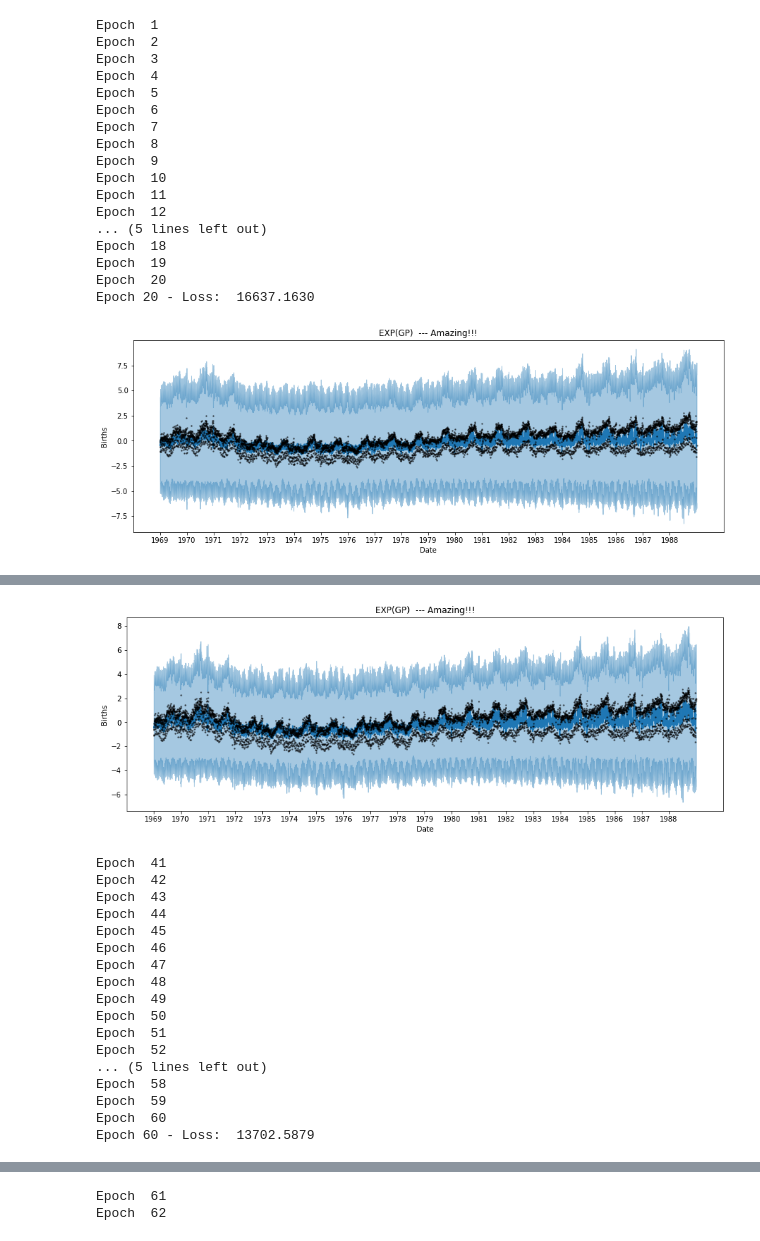
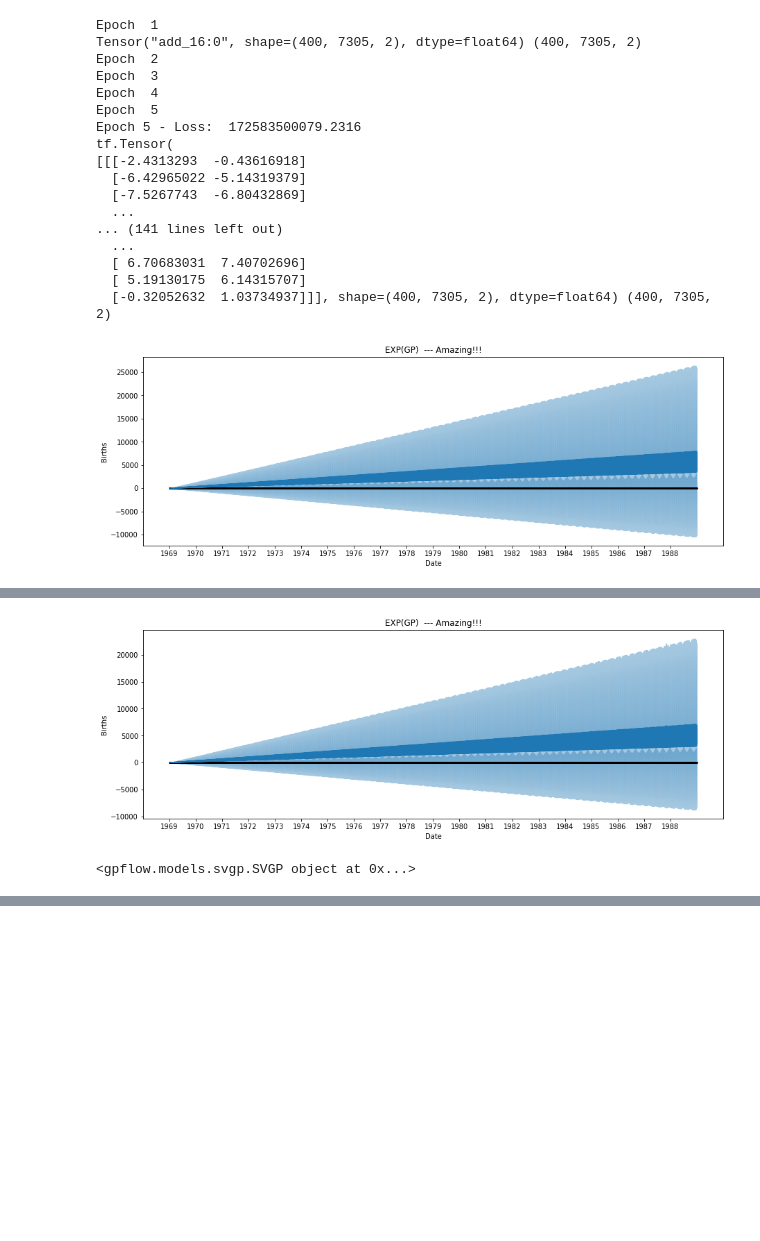
Before and after one commit to CristinaNogRod/GaussianProcesses-TimeSeries, a Jupyter notebook: notebooks/exp_gp.ipynb, the cells around one changed output, grey strips where cells are left out. Drawn from its saved outputs; the diff is of its cells as text; code cells hidden in the pictures; blank space fills up the shorter version.

```diff
--- a/notebooks/exp_gp.ipynb
+++ b/notebooks/exp_gp.ipynb
@@ -8,28 +8,29 @@ from gpflow.utilities import print_summary, set_trainable
 import gpflow
 import tensorflow as tf
 import tensorflow_probability as tfp
+tfd = tfp.distributions
 
 import os
 os.environ["CUDA_VISIBLE_DEVICES"] = '1'
 
 from sklearn.model_selection import train_test_split
-from sklearn.preprocessing import StandardScaler
 from sklearn.metrics import mean_squared_error
 
 import sys
 sys.path.append('../src')
-from data_preparation import get_birth_data, plot_data, separate_data
-
-from gpflow.ci_utils import ci_niter, ci_range
+from data_preparation import get_birth_data, separate_data, separate_data_with_monday_flag
 
 tf.keras.backend.set_floatx("float64")
 # %%
+tf.keras.backend.set_floatx("float64")
+
 data = get_birth_data()
-x, y = separate_data(data, normalised=True)
-#x_w, y_w = separate_data(data, normalised=True, weekdays=True)
+x, y, m = separate_data_with_monday_flag(data, normalised=True)
+# x_w, y_w = separate_data(data, normalised=True, weekdays=True)
 
 x = x.numpy()
 y = y.numpy()
+m = m.numpy()
 
 def get_xticks(data):
     idss = []; yrs = []
@@ -84,6 +85,7 @@ class CustomTFPConditional(MultiLatentTFPConditional):
         self,
         distribution_class: Type[tfp.distributions.Distribution] = tfp.distributions.Normal,
         loc_transform: Optional[tfp.bijectors.Bijector] = None,
+        monday_flag = None,
         **kwargs: Any,
     ) -> None:
         """
@@ -97,12 +99,19 @@ class CustomTFPConditional(MultiLatentTFPConditional):
         if loc_transform is None:
             loc_transform = tfp.bijectors.Identity()
         self.loc_transform = loc_transform
+        self.monday_flag = monday_flag
 
         def conditional_distribution(Fs: TensorType) -> tfp.distributions.Distribution:
             tf.debugging.assert_equal(tf.shape(Fs)[-1], 2)
+
             scale_transform = positive(base="exp")
             scale = scale_transform(Fs[..., 1:])
-            loc = Fs[..., :1] + 0.3 * self.loc_transform(Fs[..., :1])
+
+            dist = tfd.Normal(loc=0., scale=1.)
+            beta = dist.sample([Fs.shape[0]])    # (400, 7305, 2) = Fs.shape
+            beta = tf.cast(x, dtype=tf.float64)
+
+            loc = Fs[..., :1] + beta * self.loc_transform(Fs[..., :1])
             return distribution_class(loc, scale)
 
         super().__init__(
@@ -177,45 +186,45 @@ variational_vars = [(model.q_mu, model.q_sqrt)]
 natgrad_opt = gpflow.optimizers.NaturalGradient(gamma=0.1)
 
 adam_vars = model.trainable_variables
 adam_opt = tf.optimizers.Adam(0.01)
 
 @tf.function
 def optimisation_step():
     natgrad_opt.minimize(loss_fn, variational_vars)
     adam_opt.minimize(loss_fn, adam_vars)
 
-epochs = 100
-log_freq = 20
+epochs = 10
+log_freq = 5
 
 for epoch in range(1, epochs + 1):
     print('Epoch ', epoch)
     optimisation_step()
 
     # For every 'log_freq' epochs, print the epoch and plot the predictions against the data
     if epoch % log_freq == 0 and epoch > 0:
         print(f"Epoch {epoch} - Loss: {loss_fn().numpy() : .4f}")
         Ymean, Yvar = model.predict_y(x)
         Ymean = Ymean.numpy().squeeze()
         Ystd = tf.sqrt(Yvar).numpy().squeeze()
         plot_distribution(x, y, Ymean, Ystd, pos, labels)
 
 model
 # %% [output]
 Epoch  1
+Tensor("add_16:0", shape=(400, 7305, 2), dtype=float64) (400, 7305, 2)
 Epoch  2
 Epoch  3
 Epoch  4
 Epoch  5
-Epoch  6
-Epoch  7
-Epoch  8
-Epoch  9
-Epoch  10
-Epoch  11
-Epoch  12
-... (5 lines left out)
-Epoch  18
-Epoch  19
-Epoch  20
-Epoch 20 - Loss:  16637.1630
+Epoch 5 - Loss:  172583500079.2316
+tf.Tensor(
+[[[-2.4313293  -0.43616918]
+  [-6.42965022 -5.14319379]
+  [-7.5267743  -6.80432869]
+  ...
+... (141 lines left out)
+  ...
+  [ 6.70683031  7.40702696]
+  [ 5.19130175  6.14315707]
+  [-0.32052632  1.03734937]]], shape=(400, 7305, 2), dtype=float64) (400, 7305, 2)
-[figure, old version]
+[figure, new version]
@@ -239,18 +248,2 @@ Epoch 40 - Loss:  14804.0299
-[figure, old version]
+[figure, new version]
-Epoch  41
-Epoch  42
-Epoch  43
-Epoch  44
-Epoch  45
-Epoch  46
-Epoch  47
-Epoch  48
-Epoch  49
-Epoch  50
-Epoch  51
-Epoch  52
-... (5 lines left out)
-Epoch  58
-Epoch  59
-Epoch  60
-Epoch 60 - Loss:  13702.5879
+<gpflow.models.svgp.SVGP object at 0x...>
@@ -258,2 +249,0 @@ Epoch 60 - Loss:  13702.5879
-Epoch  61
-Epoch  62
```
Also changed, not shown: parts of 1 cell of this notebook, 1 other file.
